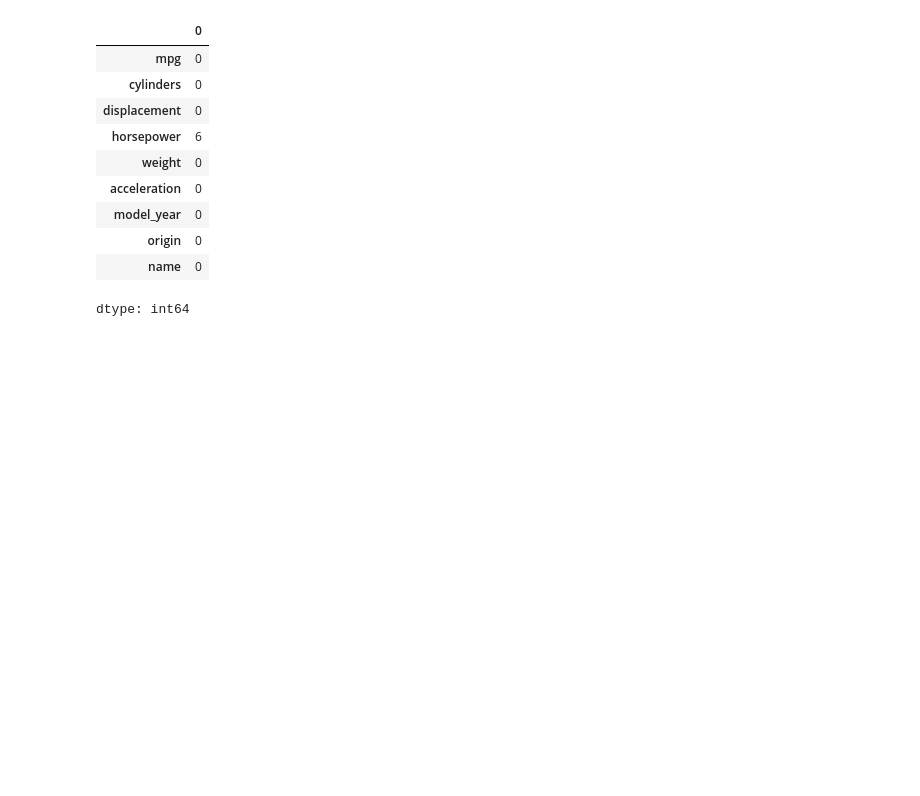
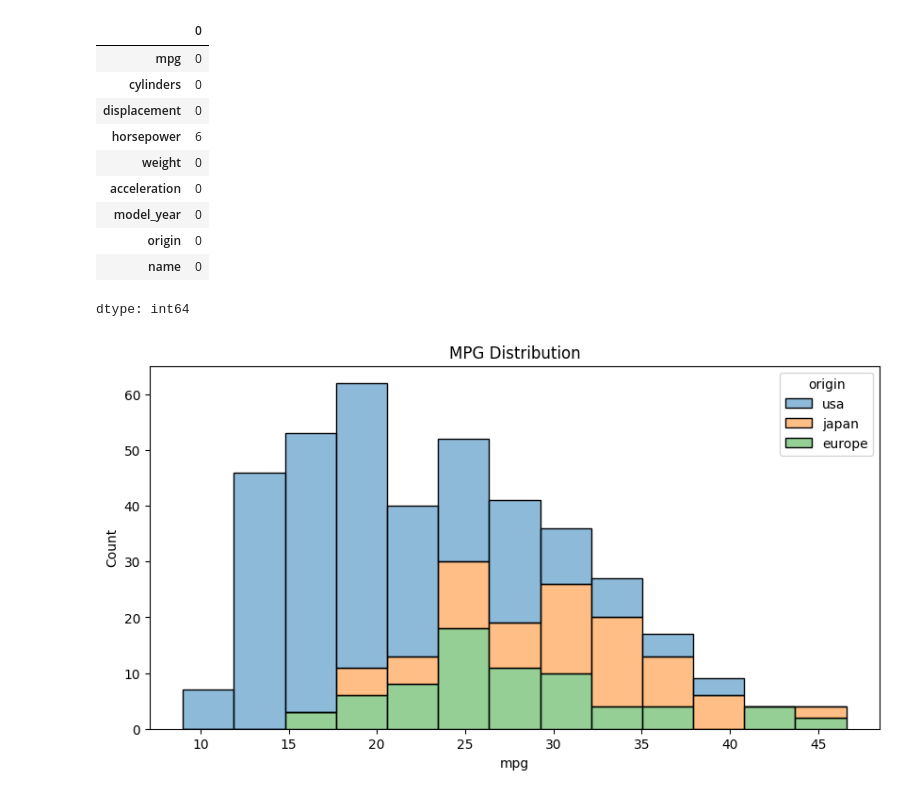
Before and after one commit to Hassan-Ahlgamdi/python-notes, a Jupyter notebook: notes.ipynb, the cells around one changed output. Drawn from its saved outputs; the diff is of its cells as text; code cells hidden in the pictures; blank space fills up the shorter version.

```diff
--- a/notes.ipynb
+++ b/notes.ipynb
@@ -881,3 +881,14 @@ df.isnull().sum()
 | origin | 0 |
 | name | 0 |
 dtype: int64
+# %%
+plt.figure(figsize=(10,5))
+sns.histplot(df, x='mpg', hue='origin',multiple = 'stack', alpha=0.5)
+plt.title('MPG Distribution')
+plt.show()
+# - multiple -> the view of histogram , there are a lots of options you can check
+# - alpha -> transparancy of colors from 0 to 1
+# - hue -> color the data based on some grouping like origin in this data
+# - bins -> number of bins
+# %% [output]
+[figure, added]
```
Also changed, not shown: parts of 17 cells of this notebook.
